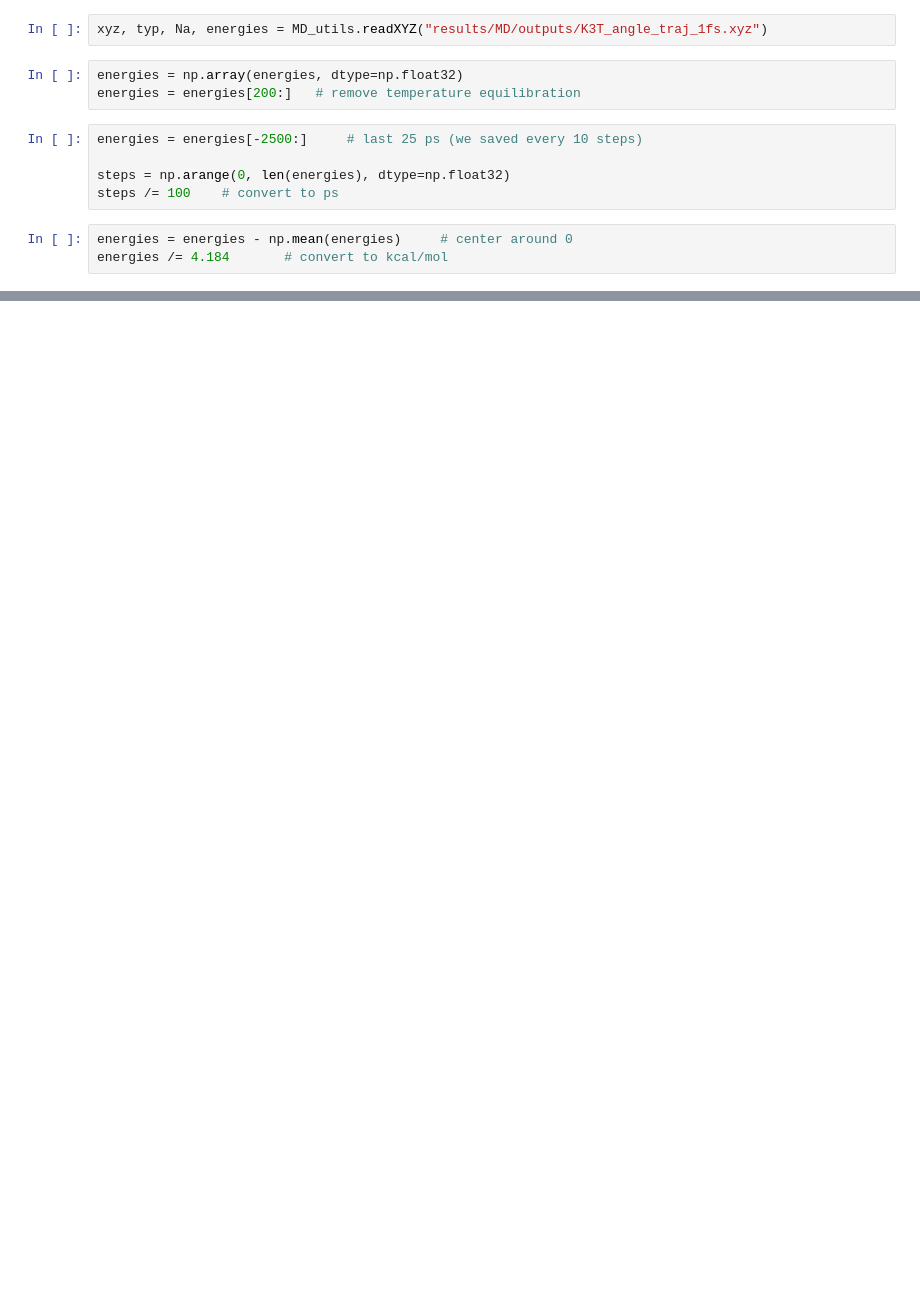
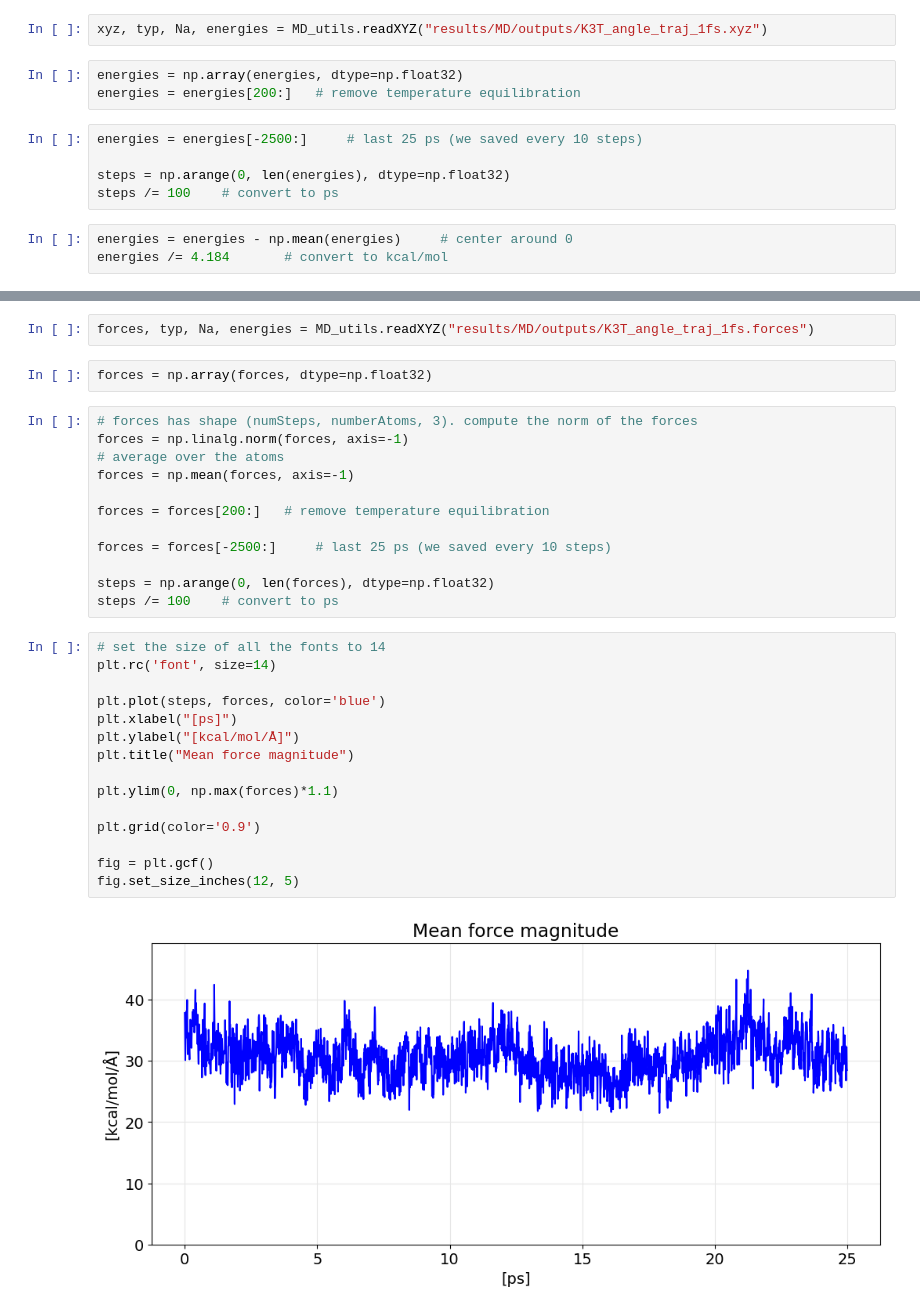
Before and after one commit to virtualmartire/OBIWAN, a Jupyter notebook: results/MD/MD_main.ipynb, the cells around one changed output, grey strips where cells are left out. Saved outputs shown, nothing was run; the diff lists cells and outputs as text; blank space fills up the shorter version.

```diff
--- a/results/MD/MD_main.ipynb
+++ b/results/MD/MD_main.ipynb
@@ -156,0 +164,33 @@ fig.set_size_inches(12, 5)
+# %%
+forces, typ, Na, energies = MD_utils.readXYZ("results/MD/outputs/K3T_angle_traj_1fs.forces")
+# %%
+forces = np.array(forces, dtype=np.float32)
+# %%
+# forces has shape (numSteps, numberAtoms, 3). compute the norm of the forces
+forces = np.linalg.norm(forces, axis=-1)
+# average over the atoms
+forces = np.mean(forces, axis=-1)
+
+forces = forces[200:]   # remove temperature equilibration
+
+forces = forces[-2500:]     # last 25 ps (we saved every 10 steps)
+
+steps = np.arange(0, len(forces), dtype=np.float32)
+steps /= 100    # convert to ps
+# %%
+# set the size of all the fonts to 14
+plt.rc('font', size=14)
+
+plt.plot(steps, forces, color='blue')
+plt.xlabel("[ps]")
+plt.ylabel("[kcal/mol/Å]")
+plt.title("Mean force magnitude")
+
+plt.ylim(0, np.max(forces)*1.1)
+
+plt.grid(color='0.9')
+
+fig = plt.gcf()
+fig.set_size_inches(12, 5)
+# %% [output]
+[figure, added]
```
Also changed, not shown: parts of 3 cells of this notebook.
